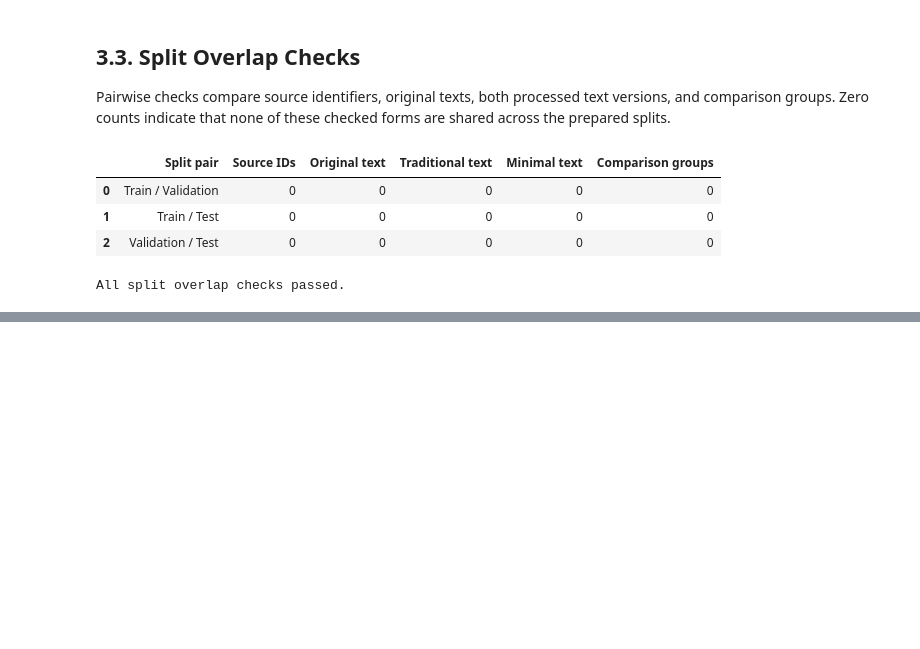
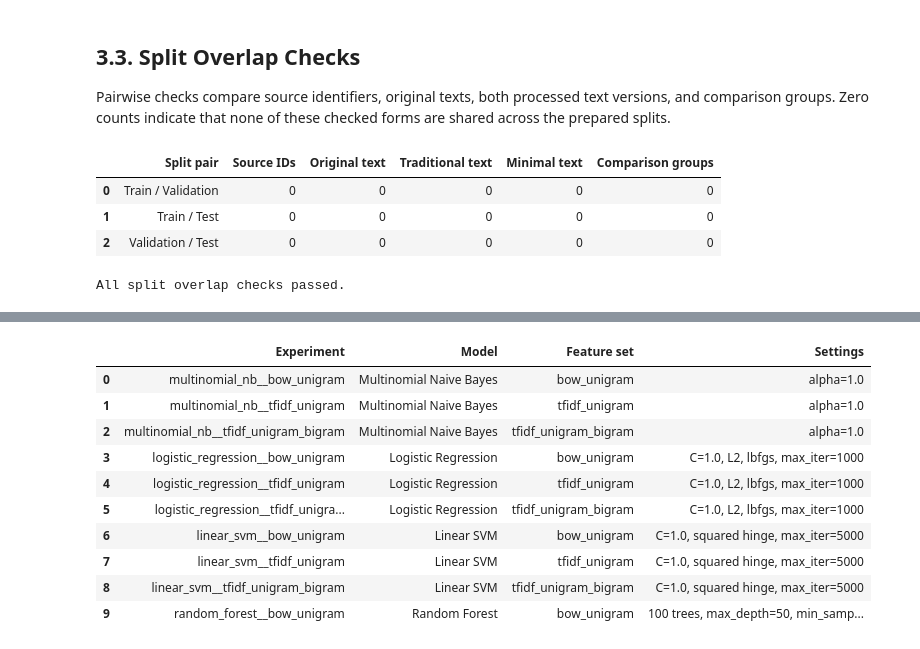
Before and after one commit to fufu3105/machine-learning-assignment, a Jupyter notebook: assignment.ipynb, the cells around one changed output, grey strips where cells are left out. Cells and saved outputs as stored; diff of their text form; code cells hidden in the pictures; blank space fills up the shorter version.

```diff
--- a/assignment.ipynb
+++ b/assignment.ipynb
@@ -909,0 +1131,67 @@ All split overlap checks passed.
+# %%
+MODEL_FEATURE_PAIRS = {
+    "multinomial_nb": tuple(FEATURE_CONFIGS),
+    "logistic_regression": tuple(FEATURE_CONFIGS),
+    "linear_svm": tuple(FEATURE_CONFIGS),
+    "random_forest": ("bow_unigram",),
+}
+MODEL_NAMES = {
+    "multinomial_nb": "Multinomial Naive Bayes",
+    "logistic_regression": "Logistic Regression",
+    "linear_svm": "Linear SVM",
+    "random_forest": "Random Forest",
+}
+MODEL_SETTINGS = {
+    "multinomial_nb": "alpha=1.0",
+    "logistic_regression": "C=1.0, L2, lbfgs, max_iter=1000",
+    "linear_svm": "C=1.0, squared hinge, max_iter=5000",
+    "random_forest": "100 trees, max_depth=50, min_samples_leaf=2",
+}
+
+def create_classifier(model_key):
+    """Create a fresh classifier for one experiment."""
+    if model_key == "multinomial_nb":
+        return MultinomialNB(alpha=1.0)
+    if model_key == "logistic_regression":
+        return LogisticRegression(
+            C=1.0, solver="lbfgs", max_iter=1_000, tol=1e-4
+        )
+    if model_key == "linear_svm":
+        return LinearSVC(
+            C=1.0, dual="auto", max_iter=5_000, tol=1e-4, random_state=SEED
+        )
+    if model_key == "random_forest":
+        return RandomForestClassifier(
+            n_estimators=100,
+            max_depth=50,
+            min_samples_leaf=2,
+            max_features="sqrt",
+            n_jobs=-1,
+            random_state=SEED,
+        )
+    raise ValueError(f"Unsupported model: {model_key}")
+
+experiment_rows = []
+for model_key, feature_keys in MODEL_FEATURE_PAIRS.items():
+    for feature_key in feature_keys:
+        experiment_rows.append({
+            "Experiment": f"{model_key}__{feature_key}",
+            "Model": MODEL_NAMES[model_key],
+            "Feature set": feature_key,
+            "Settings": MODEL_SETTINGS[model_key],
+        })
+
+experiment_table = pd.DataFrame(experiment_rows)
+display(experiment_table)
+# %% [output]
+|  | Experiment | Model | Feature set | Settings |
+| 0 | multinomial_nb__bow_unigram | Multinomial Naive Bayes | bow_unigram | alpha=1.0 |
+| 1 | multinomial_nb__tfidf_unigram | Multinomial Naive Bayes | tfidf_unigram | alpha=1.0 |
+| 2 | multinomial_nb__tfidf_unigram_bigram | Multinomial Naive Bayes | tfidf_unigram_bigram | alpha=1.0 |
+| 3 | logistic_regression__bow_unigram | Logistic Regression | bow_unigram | C=1.0, L2, lbfgs, max_iter=1000 |
+| 4 | logistic_regression__tfidf_unigram | Logistic Regression | tfidf_unigram | C=1.0, L2, lbfgs, max_iter=1000 |
+| 5 | logistic_regression__tfidf_unigra... | Logistic Regression | tfidf_unigram_bigram | C=1.0, L2, lbfgs, max_iter=1000 |
+| 6 | linear_svm__bow_unigram | Linear SVM | bow_unigram | C=1.0, squared hinge, max_iter=5000 |
+| 7 | linear_svm__tfidf_unigram | Linear SVM | tfidf_unigram | C=1.0, squared hinge, max_iter=5000 |
+| 8 | linear_svm__tfidf_unigram_bigram | Linear SVM | tfidf_unigram_bigram | C=1.0, squared hinge, max_iter=5000 |
+| 9 | random_forest__bow_unigram | Random Forest | bow_unigram | 100 trees, max_depth=50, min_samp... |
```
Also changed, not shown: parts of 20 cells of this notebook, 7 other files.
